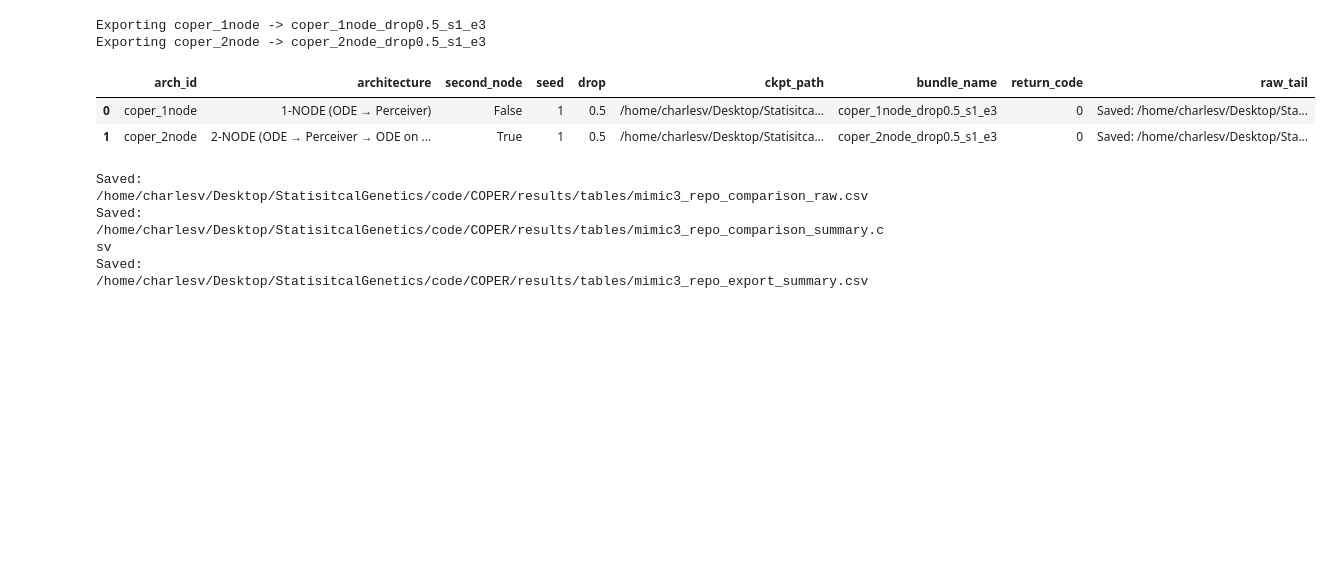
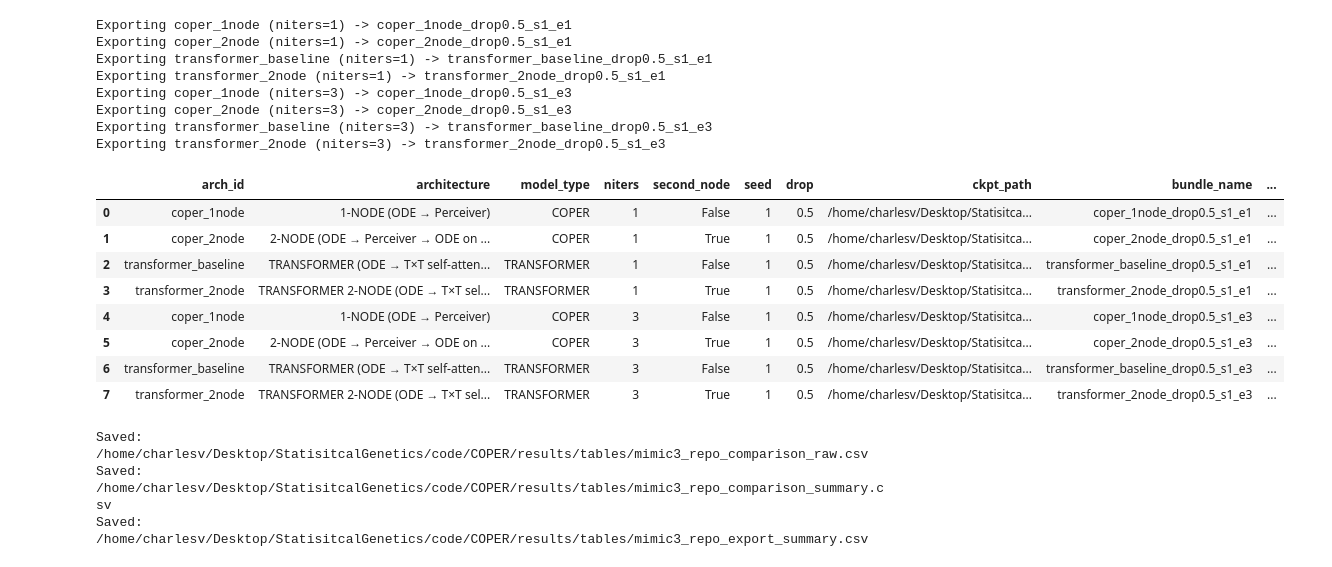
Before and after one commit to charles-vzf/COPER-latents, a Jupyter notebook: notebooks/compare_mortality_mimic3.ipynb, the cells around one changed output. Saved outputs shown, nothing was run; the diff lists cells and outputs as text; code cells hidden in the pictures; blank space fills up the shorter version.

```diff
--- a/notebooks/compare_mortality_mimic3.ipynb
+++ b/notebooks/compare_mortality_mimic3.ipynb
@@ -170,16 +232,28 @@ summary
 # %%
 # ---- Plot Test-OG AUROC by drop ----
-plot_df = ok.groupby(['arch_id', 'drop'], as_index=False)['test_og_auroc'].mean()
+if 'niters' not in ok.columns:
+    plot_df = ok.groupby(['arch_id', 'drop'], as_index=False)['test_og_auroc'].mean()
+    fig, ax = plt.subplots(figsize=(8, 4))
+    for arch_id in plot_df['arch_id'].unique():
+        chunk = plot_df[plot_df['arch_id'] == arch_id].sort_values('drop')
+        ax.plot(chunk['drop'], chunk['test_og_auroc'], marker='o', label=arch_id)
+else:
+    plot_df = ok.groupby(['arch_id', 'niters', 'drop'], as_index=False)['test_og_auroc'].mean()
+    fig, ax = plt.subplots(figsize=(9, 4))
+    for (arch_id, niters), g in plot_df.groupby(['arch_id', 'niters']):
+        chunk = g.sort_values('drop')
+        ax.plot(
+            chunk['drop'],
+            chunk['test_og_auroc'],
+            marker='o',
+            label=f'{arch_id} (e{int(niters)})',
+        )
 
-fig, ax = plt.subplots(figsize=(8, 4))
-for arch_id in plot_df['arch_id'].unique():
-    chunk = plot_df[plot_df['arch_id'] == arch_id].sort_values('drop')
-    ax.plot(chunk['drop'], chunk['test_og_auroc'], marker='o', label=arch_id)
-
-ax.set_title('MIMIC-III mortality: Test-OG AUROC vs irregularity (1-NODE vs 2-NODE)')
+ax.set_title('MIMIC-III mortality: Test-OG AUROC vs drop')
 ax.set_xlabel('drop ratio')
 ax.set_ylabel('AUROC')
 ax.grid(True, alpha=0.3)
-ax.legend()
+ax.legend(fontsize=8)
+plt.tight_layout()
 plt.show()
 # %% [output]
@@ -203,8 +277,10 @@ for _, row in ok_for_export.iterrows():
     seed = int(row['seed'])
     drop = float(row['drop'])
     second_node = bool(row['second_node'])
+    model_type = row.get('model_type', 'COPER')
+    niters = int(row['niters'])
 
-    export_name = f'{arch_id}_drop{drop:g}_s{seed}_e{NITERS}'
+    export_name = f'{arch_id}_drop{drop:g}_s{seed}_e{niters}'
     cmd = [
         sys.executable,
         str(EXPORT_SCRIPT),
@@ -214,39 +290,54 @@ for _, row in ok_for_export.iterrows():
         '--name', export_name,
         '--drop', str(drop),
         '--random-seed', str(seed),
+        '--model-type', str(model_type),
     ]
     if second_node:
         cmd.append('--second-node')
 
-    print(f'Exporting {arch_id} -> {export_name}')
+    print(f'Exporting {arch_id} (niters={niters}) -> {export_name}')
     proc = subprocess.run(cmd, text=True, capture_output=True, check=False)
     output = (proc.stdout or '') + '\n' + (proc.stderr or '')
 
     export_rows.append({
         'arch_id': arch_id,
         'architecture': row['architecture'],
+        'model_type': model_type,
+        'niters': niters,
         'second_node': second_node,
         'seed': seed,
         'drop': drop,
         'ckpt_path': str(ckpt_path),
         'bundle_name': export_name,
         'return_code': proc.returncode,
         'raw_tail': '\n'.join(output.splitlines()[-80:]),
     })
 
 exports_df = pd.DataFrame(export_rows)
 failed_exports = exports_df[exports_df['return_code'] != 0]
 if not failed_exports.empty:
     display(exports_df)
     raise RuntimeError('Some checkpoint exports failed. Inspect `exports_df["raw_tail"]`.')
 
 exports_df
 # %% [output]
-Exporting coper_1node -> coper_1node_drop0.5_s1_e3
-Exporting coper_2node -> coper_2node_drop0.5_s1_e3
+Exporting coper_1node (niters=1) -> coper_1node_drop0.5_s1_e1
+Exporting coper_2node (niters=1) -> coper_2node_drop0.5_s1_e1
+Exporting transformer_baseline (niters=1) -> transformer_baseline_drop0.5_s1_e1
+Exporting transformer_2node (niters=1) -> transformer_2node_drop0.5_s1_e1
+Exporting coper_1node (niters=3) -> coper_1node_drop0.5_s1_e3
+Exporting coper_2node (niters=3) -> coper_2node_drop0.5_s1_e3
+Exporting transformer_baseline (niters=3) -> transformer_baseline_drop0.5_s1_e3
+Exporting transformer_2node (niters=3) -> transformer_2node_drop0.5_s1_e3
-|  | arch_id | architecture | second_node | seed | drop | ckpt_path | bundle_name | return_code | raw_tail |
-| 0 | coper_1node | 1-NODE (ODE → Perceiver) | False | 1 | 0.5 | /home/charlesv/Desktop/Statisitca... | coper_1node_drop0.5_s1_e3 | 0 | Saved: /home/charlesv/Desktop/Sta... |
-| 1 | coper_2node | 2-NODE (ODE → Perceiver → ODE on ... | True | 1 | 0.5 | /home/charlesv/Desktop/Statisitca... | coper_2node_drop0.5_s1_e3 | 0 | Saved: /home/charlesv/Desktop/Sta... |
+|  | arch_id | architecture | model_type | niters | second_node | seed | drop | ckpt_path | bundle_name | ... |
+| 0 | coper_1node | 1-NODE (ODE → Perceiver) | COPER | 1 | False | 1 | 0.5 | /home/charlesv/Desktop/Statisitca... | coper_1node_drop0.5_s1_e1 | ... |
+| 1 | coper_2node | 2-NODE (ODE → Perceiver → ODE on ... | COPER | 1 | True | 1 | 0.5 | /home/charlesv/Desktop/Statisitca... | coper_2node_drop0.5_s1_e1 | ... |
+| 2 | transformer_baseline | TRANSFORMER (ODE → T×T self-atten... | TRANSFORMER | 1 | False | 1 | 0.5 | /home/charlesv/Desktop/Statisitca... | transformer_baseline_drop0.5_s1_e1 | ... |
+| 3 | transformer_2node | TRANSFORMER 2-NODE (ODE → T×T sel... | TRANSFORMER | 1 | True | 1 | 0.5 | /home/charlesv/Desktop/Statisitca... | transformer_2node_drop0.5_s1_e1 | ... |
+| 4 | coper_1node | 1-NODE (ODE → Perceiver) | COPER | 3 | False | 1 | 0.5 | /home/charlesv/Desktop/Statisitca... | coper_1node_drop0.5_s1_e3 | ... |
+| 5 | coper_2node | 2-NODE (ODE → Perceiver → ODE on ... | COPER | 3 | True | 1 | 0.5 | /home/charlesv/Desktop/Statisitca... | coper_2node_drop0.5_s1_e3 | ... |
+| 6 | transformer_baseline | TRANSFORMER (ODE → T×T self-atten... | TRANSFORMER | 3 | False | 1 | 0.5 | /home/charlesv/Desktop/Statisitca... | transformer_baseline_drop0.5_s1_e3 | ... |
+| 7 | transformer_2node | TRANSFORMER 2-NODE (ODE → T×T sel... | TRANSFORMER | 3 | True | 1 | 0.5 | /home/charlesv/Desktop/Statisitca... | transformer_2node_drop0.5_s1_e3 | ... |
 # %%
 # ---- Save results to disk ----
 tables_dir = RESULTS_ROOT / 'tables'
```
Also changed, not shown: parts of 6 cells of this notebook, 33 other files.
